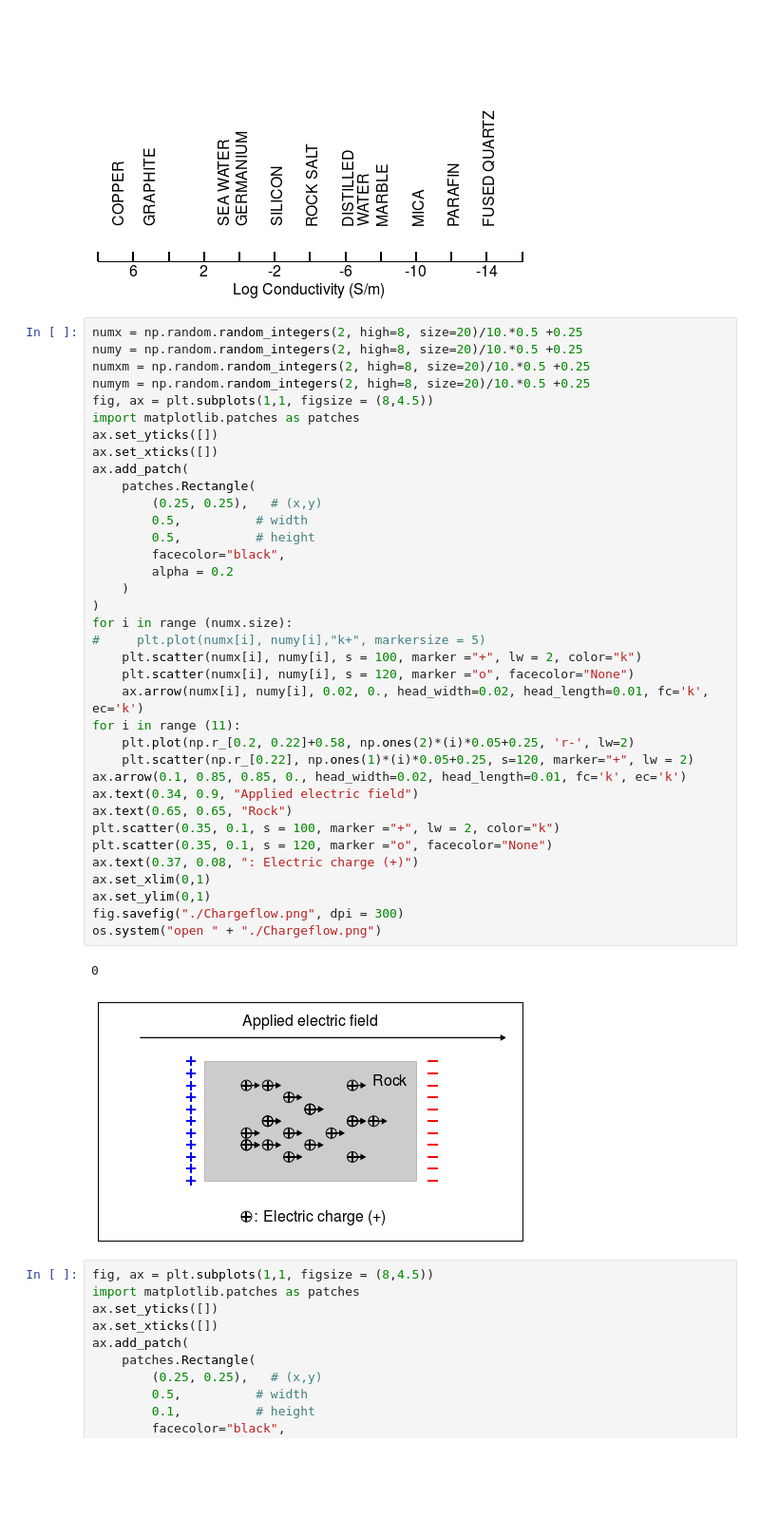
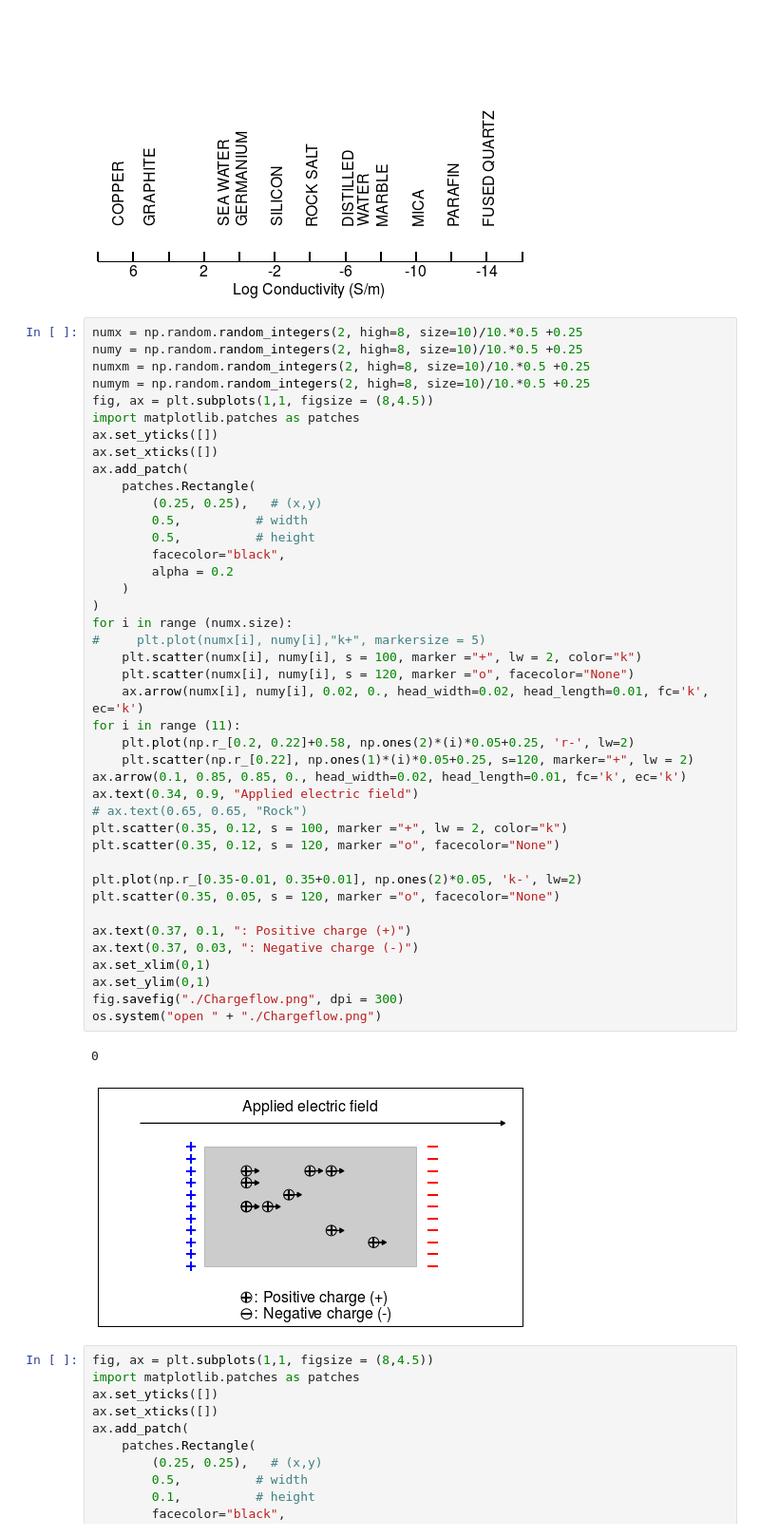
Before and after one commit to geoscixyz/em, a Jupyter notebook: examples/physical_properties/electrical_conductivity/ConductivityGenFigs.ipynb, the cells around one changed output. Shown at 95% size. Cells and saved outputs as stored; diff of their text form; blank space fills up the shorter version.

```diff
--- a/examples/physical_properties/electrical_conductivity/ConductivityGenFigs.ipynb
+++ b/examples/physical_properties/electrical_conductivity/ConductivityGenFigs.ipynb
@@ -44,44 +44,49 @@ fig.savefig("./LogCond.png", dpi = 300)
 # %% [output]
 [figure]
 # %%
-numx = np.random.random_integers(2, high=8, size=20)/10.*0.5 +0.25
-numy = np.random.random_integers(2, high=8, size=20)/10.*0.5 +0.25
-numxm = np.random.random_integers(2, high=8, size=20)/10.*0.5 +0.25
-numym = np.random.random_integers(2, high=8, size=20)/10.*0.5 +0.25
+numx = np.random.random_integers(2, high=8, size=10)/10.*0.5 +0.25
+numy = np.random.random_integers(2, high=8, size=10)/10.*0.5 +0.25
+numxm = np.random.random_integers(2, high=8, size=10)/10.*0.5 +0.25
+numym = np.random.random_integers(2, high=8, size=10)/10.*0.5 +0.25
 fig, ax = plt.subplots(1,1, figsize = (8,4.5))
 import matplotlib.patches as patches
 ax.set_yticks([])
 ax.set_xticks([])
 ax.add_patch(
     patches.Rectangle(
         (0.25, 0.25),   # (x,y)
         0.5,          # width
         0.5,          # height
         facecolor="black",
         alpha = 0.2
     )
 )
 for i in range (numx.size):
 #     plt.plot(numx[i], numy[i],"k+", markersize = 5)
     plt.scatter(numx[i], numy[i], s = 100, marker ="+", lw = 2, color="k")
     plt.scatter(numx[i], numy[i], s = 120, marker ="o", facecolor="None")
     ax.arrow(numx[i], numy[i], 0.02, 0., head_width=0.02, head_length=0.01, fc='k', ec='k')
 for i in range (11):
     plt.plot(np.r_[0.2, 0.22]+0.58, np.ones(2)*(i)*0.05+0.25, 'r-', lw=2)
     plt.scatter(np.r_[0.22], np.ones(1)*(i)*0.05+0.25, s=120, marker="+", lw = 2)
 ax.arrow(0.1, 0.85, 0.85, 0., head_width=0.02, head_length=0.01, fc='k', ec='k')
 ax.text(0.34, 0.9, "Applied electric field")
-ax.text(0.65, 0.65, "Rock")
-plt.scatter(0.35, 0.1, s = 100, marker ="+", lw = 2, color="k")
-plt.scatter(0.35, 0.1, s = 120, marker ="o", facecolor="None")
-ax.text(0.37, 0.08, ": Electric charge (+)")
+# ax.text(0.65, 0.65, "Rock")
+plt.scatter(0.35, 0.12, s = 100, marker ="+", lw = 2, color="k")
+plt.scatter(0.35, 0.12, s = 120, marker ="o", facecolor="None")
+
+plt.plot(np.r_[0.35-0.01, 0.35+0.01], np.ones(2)*0.05, 'k-', lw=2)
+plt.scatter(0.35, 0.05, s = 120, marker ="o", facecolor="None")
+
+ax.text(0.37, 0.1, ": Positive charge (+)")
+ax.text(0.37, 0.03, ": Negative charge (-)")
 ax.set_xlim(0,1)
 ax.set_ylim(0,1)
 fig.savefig("./Chargeflow.png", dpi = 300)
 os.system("open " + "./Chargeflow.png")
 # %% [output]
 0
-[figure, old version]
+[figure, new version]
 # %%
 fig, ax = plt.subplots(1,1, figsize = (8,4.5))
 import matplotlib.patches as patches
```
Also changed, not shown: 2 other files.
